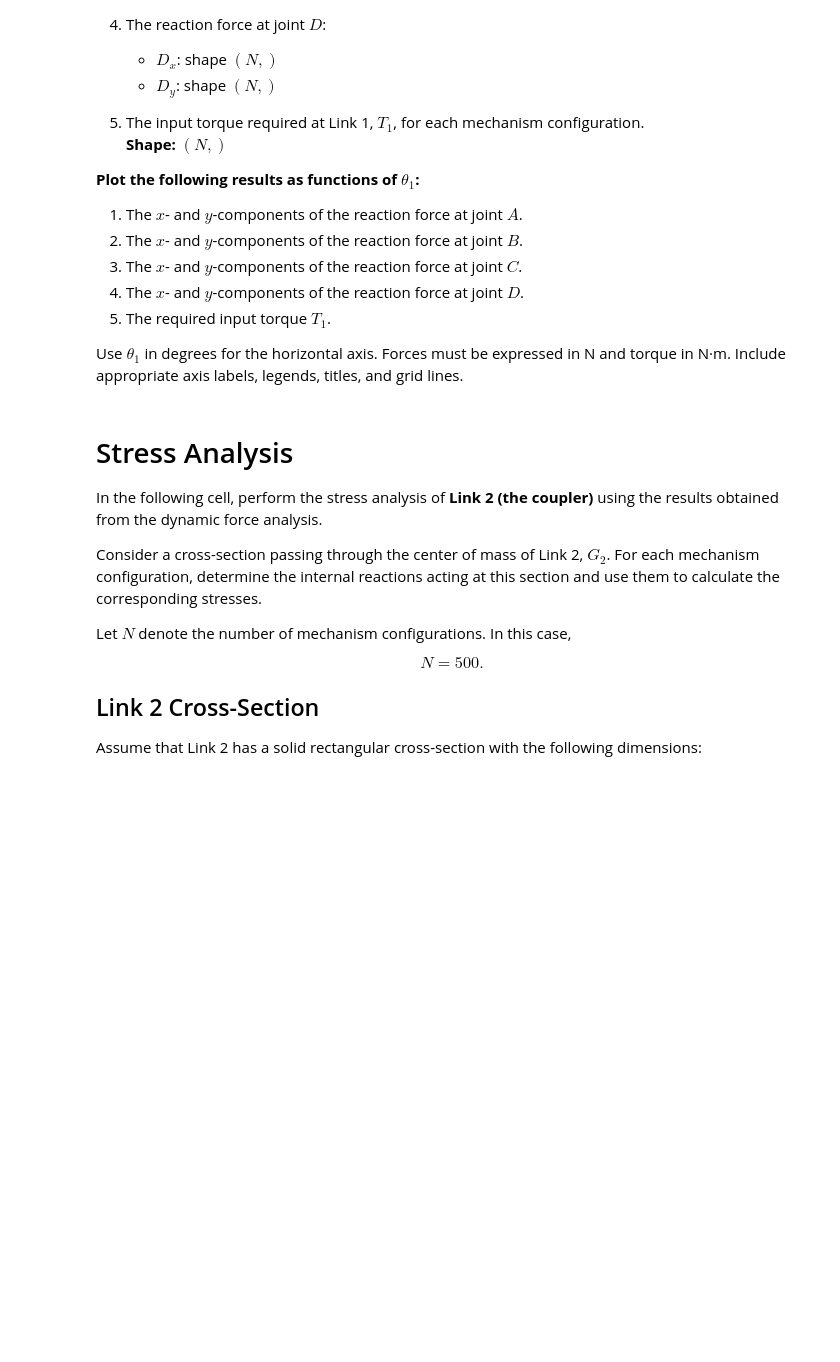
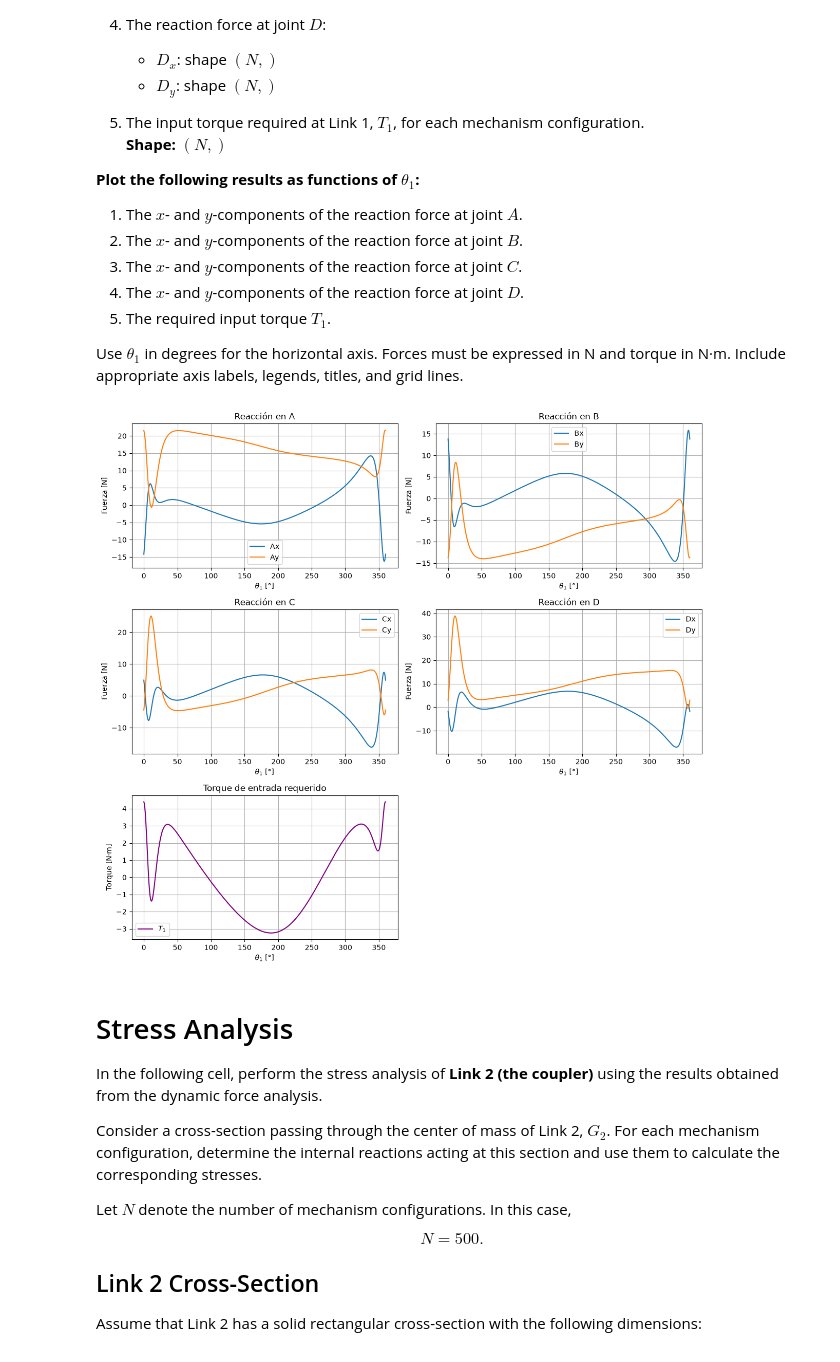
Before and after one commit to AleSG24/tarea_1_dinamica, a Jupyter notebook: 4-Bar Linkage A.ipynb, the cells around one changed output. Drawn from its saved outputs; the diff is of its cells as text; code cells hidden in the pictures; blank space fills up the shorter version.

Commit message:
creo que todo listo hasta las fuerzas

```diff
--- a/4-Bar Linkage A.ipynb
+++ b/4-Bar Linkage A.ipynb
@@ -542,33 +648,110 @@ for i in range(N):
     alpha3 = alpha3_results[i]
 
     aG1 = aG1_results[i]
     aG2 = aG2_results[i]
     aG3 = aG3_results[i]
 
     # ---------------------------------------------------------
     # Complete the dynamic force analysis here
     #
     # 1. Draw/consider the free-body diagram of each moving link.
     #
     # 2. Apply the Newton-Euler equations to Links 1, 2 and 3:
     #       Sum(Fx) = m*aGx
     #       Sum(Fy) = m*aGy
     #       Sum(MG) = IG*alpha
     #
     # 3. Combine the equations into a system of linear equations
     #    for the unknown joint reactions and input torque.
     #
     # 4. Solve the system for the current mechanism configuration.
     #
     # 5. Store the reaction forces and input torque in their
     #    corresponding result arrays.
     # ---------------------------------------------------------
 
+    #Componentes de los vectores del centro de masa de cada enlace
+
+    x1 = (L1 / 2) * np.cos(theta1)
+    y1 = (L1 / 2) * np.sin(theta1)
+
+    x2 = (L2 / 2) * np.cos(theta2)
+    y2 = (L2 / 2) * np.sin(theta2)
+
+    x3 = (L3 / 2) * np.cos(theta3)
+    y3 = (L3 / 2) * np.sin(theta3)
+
+
+
+    M = np.array([
+
+        [ 1,   0,   1,   0,   0,   0,   0,   0,  0],
+        [ 0,   1,   0,   1,   0,   0,   0,   0,  0],
+        [y1, -x1, -y1,  x1,   0,   0,   0,   0,  1],
+
+
+        [ 0,   0,  -1,   0,   1,   0,   0,   0,  0],
+        [ 0,   0,   0,  -1,   0,   1,   0,   0,  0],
+        [ 0,   0, -y2,  x2, -y2,  x2,   0,   0,  0],
+
+
+        [ 0,   0,   0,   0,  -1,   0,   1,   0,  0],
+        [ 0,   0,   0,   0,   0,  -1,   0,   1,  0],
+        [ 0,   0,   0,   0,  y3, -x3,  y3, -x3,  0]
+    ])
+
+
+    rhs = np.array([
+    m1 * aG1[0], m1 * aG1[1] + m1 * g, IG1 * alpha1, m2 * aG2[0], m2 * aG2[1] + m2 * g, IG2 * alpha2, m3 * aG3[0], m3 * aG3[1] + m3 * g, IG3 * alpha3
+    ])
+
+    (
+        Ax_results[i], Ay_results[i],
+        Bx_results[i], By_results[i],
+        Cx_results[i], Cy_results[i],
+        Dx_results[i], Dy_results[i],
+        T1_results[i]
+    ) = np.linalg.solve(M, rhs)
+
 
 # -------------------------------------------------------------
 # Plot the requested reaction forces and input torque
 # as functions of theta1
 # -------------------------------------------------------------
+
+theta1_deg = np.rad2deg(theta1_results)
+
+fig, axes = plt.subplots(3, 2, figsize=(12, 11))
+
+joint_data = [
+    ("A", Ax_results, Ay_results),
+    ("B", Bx_results, By_results),
+    ("C", Cx_results, Cy_results),
+    ("D", Dx_results, Dy_results)
+]
+
+for ax, (joint, Fx, Fy) in zip(axes.flat, joint_data):
+    ax.plot(theta1_deg, Fx, label=f"{joint}x")
+    ax.plot(theta1_deg, Fy, label=f"{joint}y")
+    ax.set_title(f"Reacción en {joint}")
+    ax.set_xlabel(r"$\theta_1$ [°]")
+    ax.set_ylabel("Fuerza [N]")
+    ax.grid(True)
+    ax.legend()
+
+ax = axes[2, 0]
+ax.plot(theta1_deg, T1_results, color="purple", label=r"$T_1$")
+ax.set_title("Torque de entrada requerido")
+ax.set_xlabel(r"$\theta_1$ [°]")
+ax.set_ylabel("Torque [N·m]")
+ax.grid(True)
+ax.legend()
+
+fig.delaxes(axes[2, 1])
+fig.tight_layout()
+plt.show()
+# %% [output]
+[figure, added]
 # %% [markdown]
 # Stress Analysis
 
```
Also changed, not shown: parts of 2 cells of this notebook.
